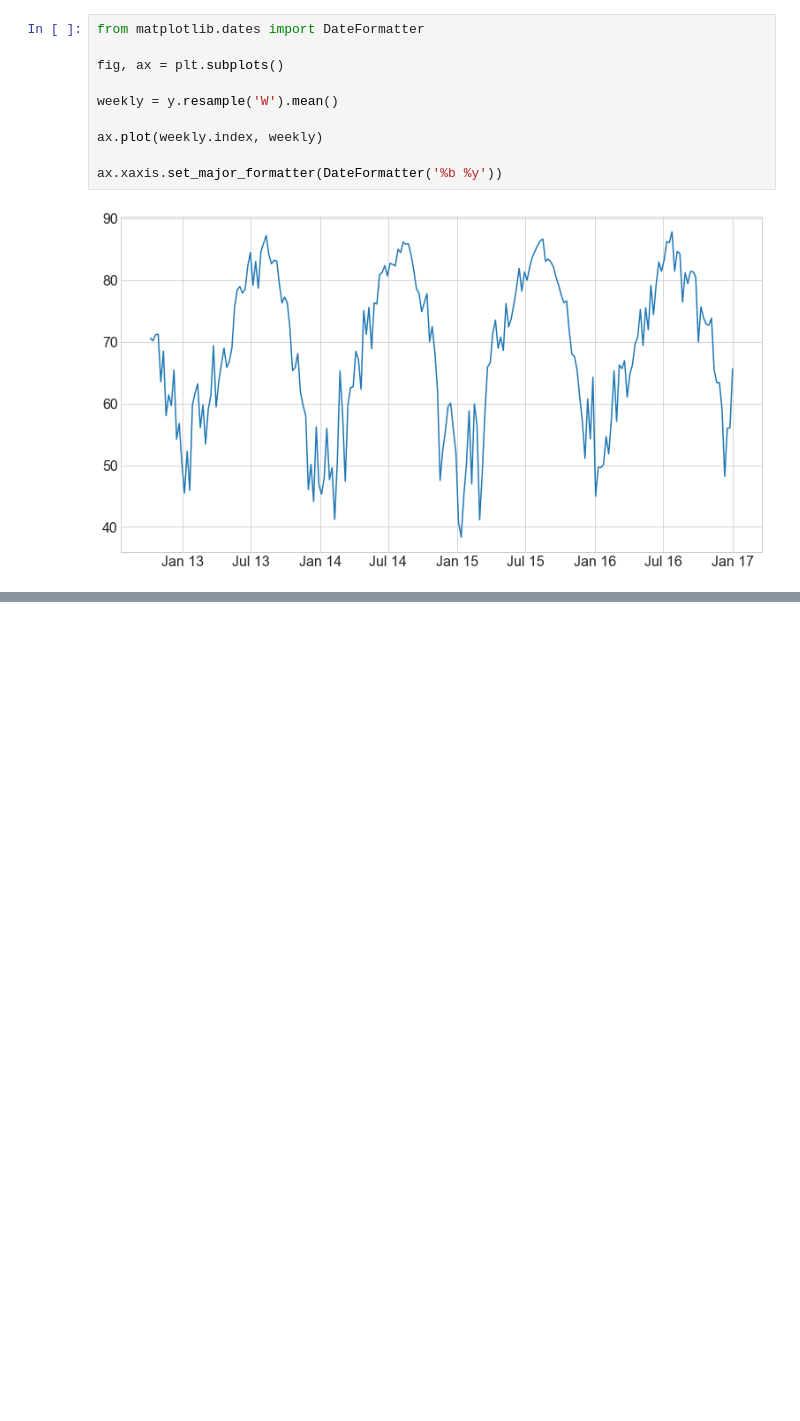
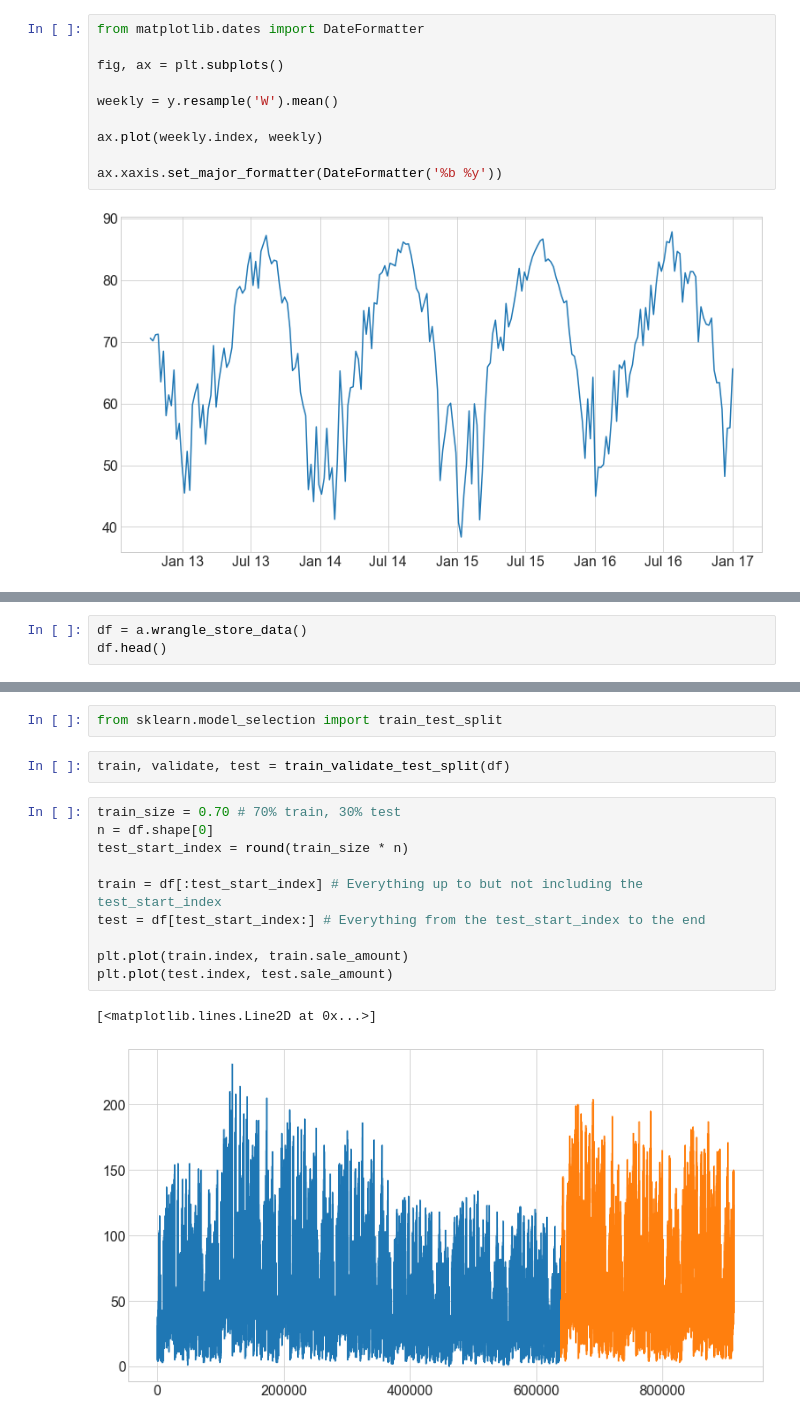
Before and after one commit to BurtonBarnes/Time-Series_Exercises, a Jupyter notebook: explore.ipynb, the cells around one changed output, grey strips where cells are left out. Saved outputs shown, nothing was run; the diff lists cells and outputs as text; blank space fills up the shorter version.

```diff
--- a/explore.ipynb
+++ b/explore.ipynb
@@ -675,0 +681,3 @@ def split_data(df):
+# %%
+df = a.wrangle_store_data()
+df.head()
@@ -675,0 +706,17 @@ def split_data(df):
+# %%
+from sklearn.model_selection import train_test_split
+# %%
+train, validate, test = train_validate_test_split(df)
+# %%
+train_size = 0.70 # 70% train, 30% test
+n = df.shape[0]
+test_start_index = round(train_size * n)
+
+train = df[:test_start_index] # Everything up to but not including the test_start_index
+test = df[test_start_index:] # Everything from the test_start_index to the end
+
+plt.plot(train.index, train.sale_amount)
+plt.plot(test.index, test.sale_amount)
+# %% [output]
+[<matplotlib.lines.Line2D at 0x...>]
+[figure, added]
```
Also changed, not shown: parts of 26 cells of this notebook.
